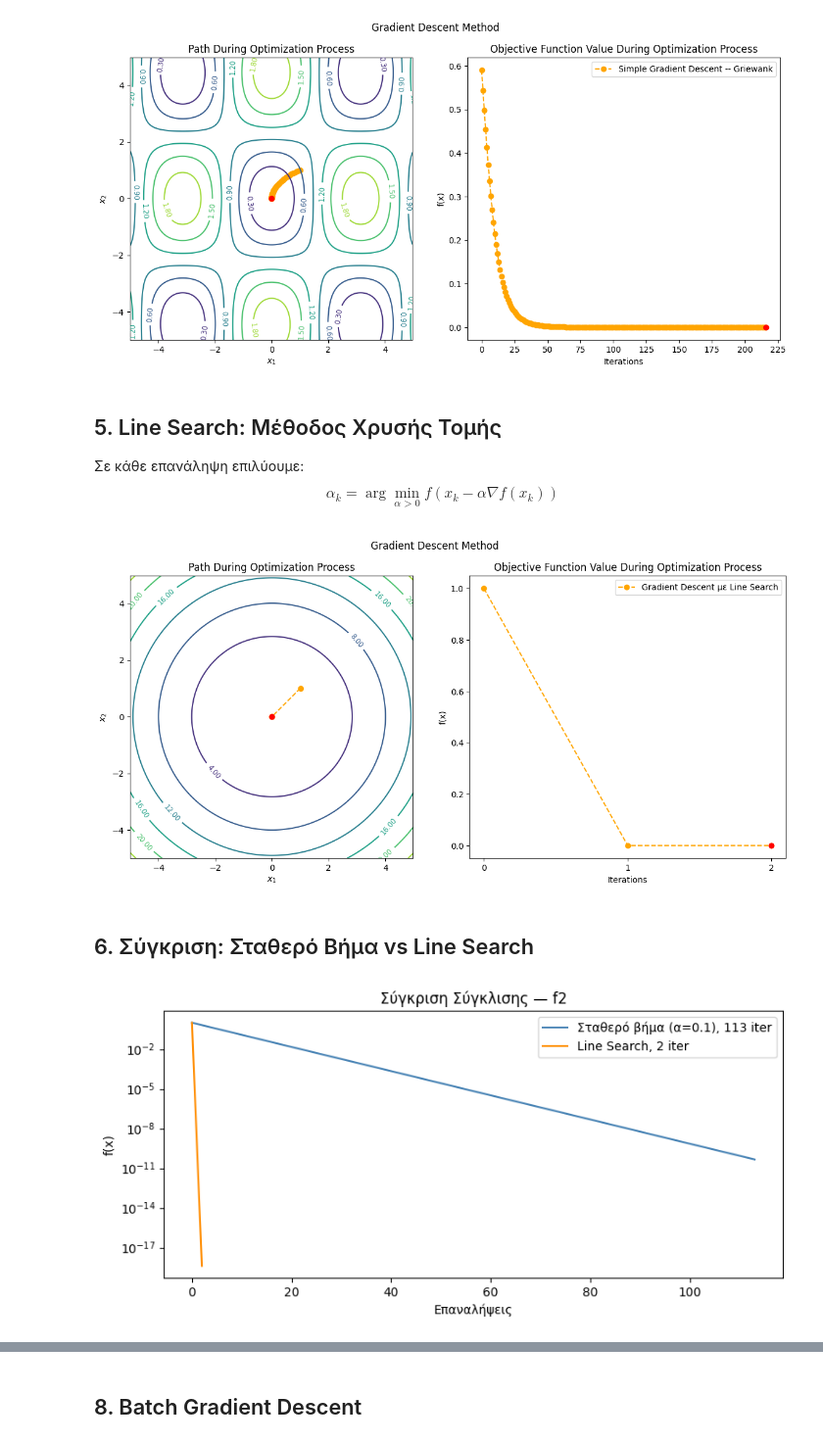
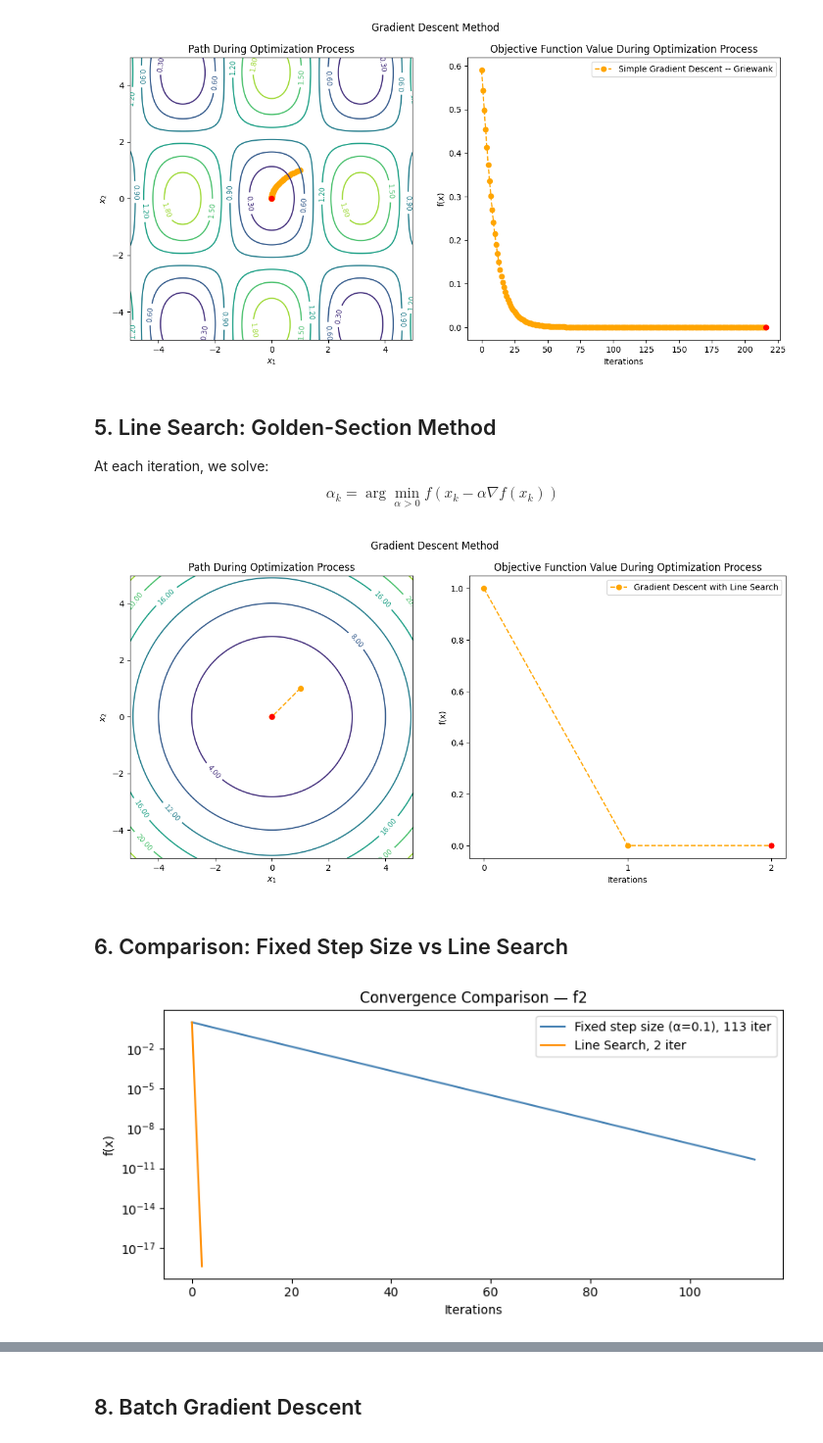
Before and after one commit to Christina269/Numerical-methods---Gradient-Descent, a Jupyter notebook: gradient_descent.ipynb, the cells around one changed output, grey strips where cells are left out. Shown at 98% size. Drawn from its saved outputs; the diff is of its cells as text; code cells hidden in the pictures.

```diff
--- a/gradient_descent.ipynb
+++ b/gradient_descent.ipynb
@@ -57,7 +57,7 @@ def f2(x):
 
 
 def Griewank(xs):
-    """Griewank function -- πολλαπλά τοπικά ελάχιστα"""
+    """Griewank function -- multiple local minima"""
     d=len(xs)
     sqrts=np.array([np.sqrt(i+1) for i in range(d)])
     cos_terms=np.cos(xs/sqrts)
@@ -149,9 +149,9 @@ plot_optimization_path(Griewank,x_simple,y_simple,'Simple Gradient Descent -- Gr
 # %% [output]
 [figure]
 # %% [markdown]
-## 5. Line Search: Μέθοδος Χρυσής Τομής
+## 5. Line Search: Golden-Section Method
 
-Σε κάθε επανάληψη επιλύουμε:
+At each iteration, we solve:
 $$\alpha_k = \arg\min_{\alpha > 0} f(x_k - \alpha \nabla f(x_k))$$
 # %%
 def golden_section(f,a,b,ep=0.00001,max_iter=1000,ep_der=0.00001):
@@ -215,26 +215,26 @@ def gradient_descent_golden(f,x,ep=0.00001,ep_der=0.00001,max_iter=1000):
 # %%
 x0=np.array([1.,1])
 x_min,f_val,counter,x_ls,y_ls=gradient_descent_golden(f2,x0)
-plot_optimization_path(f2,x_ls,y_ls,'Gradient Descent με Line Search')
+plot_optimization_path(f2,x_ls,y_ls,'Gradient Descent with Line Search')
 # %% [output]
-[figure, old version]
+[figure, new version]
 # %% [markdown]
-## 6. Σύγκριση: Σταθερό Βήμα vs Line Search
+## 6. Comparison: Fixed Step Size vs Line Search
 # %%
 x0=np.array([1.,1])
 _,c1,x_s,y_s=optimization_path(f2,x0,0.1)
 _,_,c2,x_l,y_l=gradient_descent_golden(f2,x0)
 
 plt.figure(figsize=(8,4))
-plt.semilogy(y_s,label=f'Σταθερό βήμα (α=0.1), {c1} iter',color='steelblue')
+plt.semilogy(y_s,label=f'Fixed step size (α=0.1), {c1} iter',color='steelblue')
 plt.semilogy(y_l,label=f'Line Search, {c2} iter',color='darkorange')
-plt.title('Σύγκριση Σύγκλισης — f2')
-plt.xlabel('Επαναλήψεις')
+plt.title('Convergence Comparison — f2')
+plt.xlabel('Iterations')
 plt.ylabel('f(x)')
 plt.legend()
 plt.tight_layout()
 plt.show()
 # %% [output]
-[figure, old version]
+[figure, new version]
 # %% [markdown]
 ---
```
Also changed, not shown: parts of 8 cells of this notebook.
